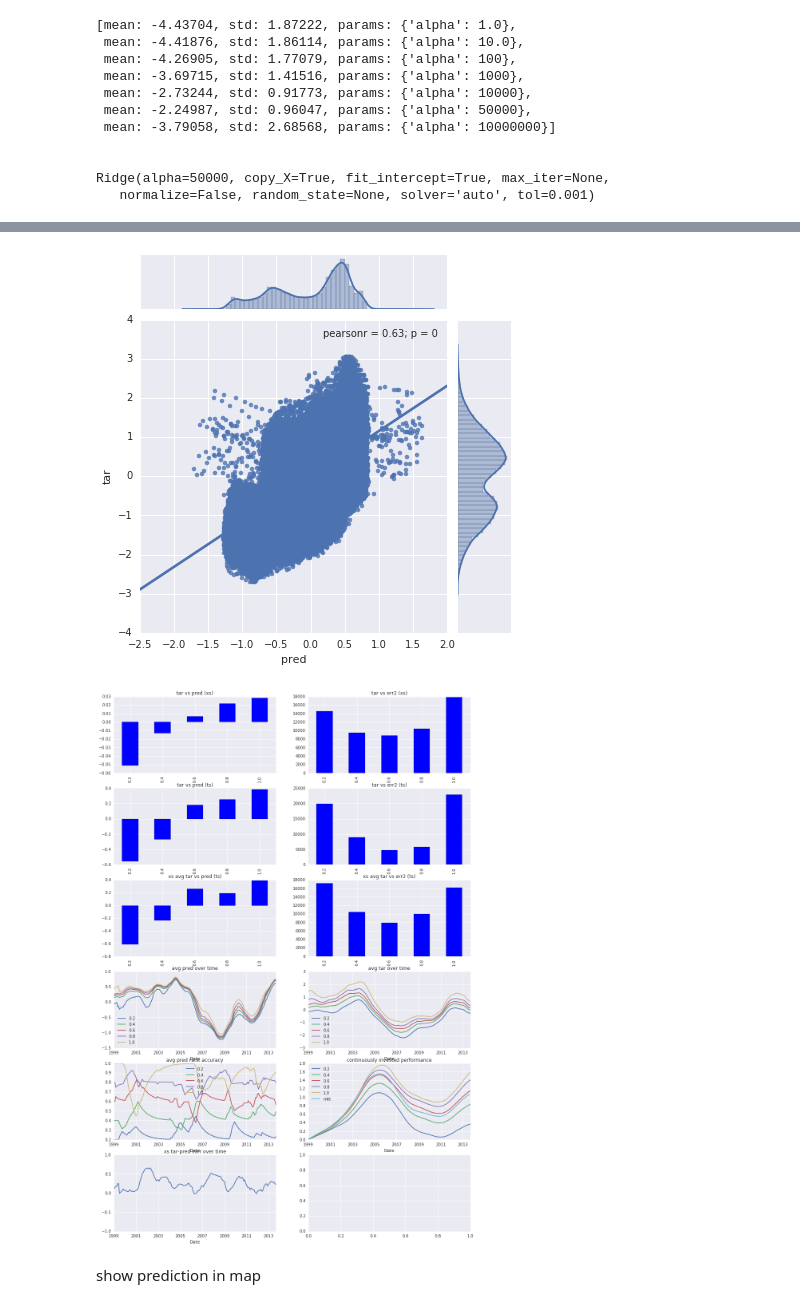
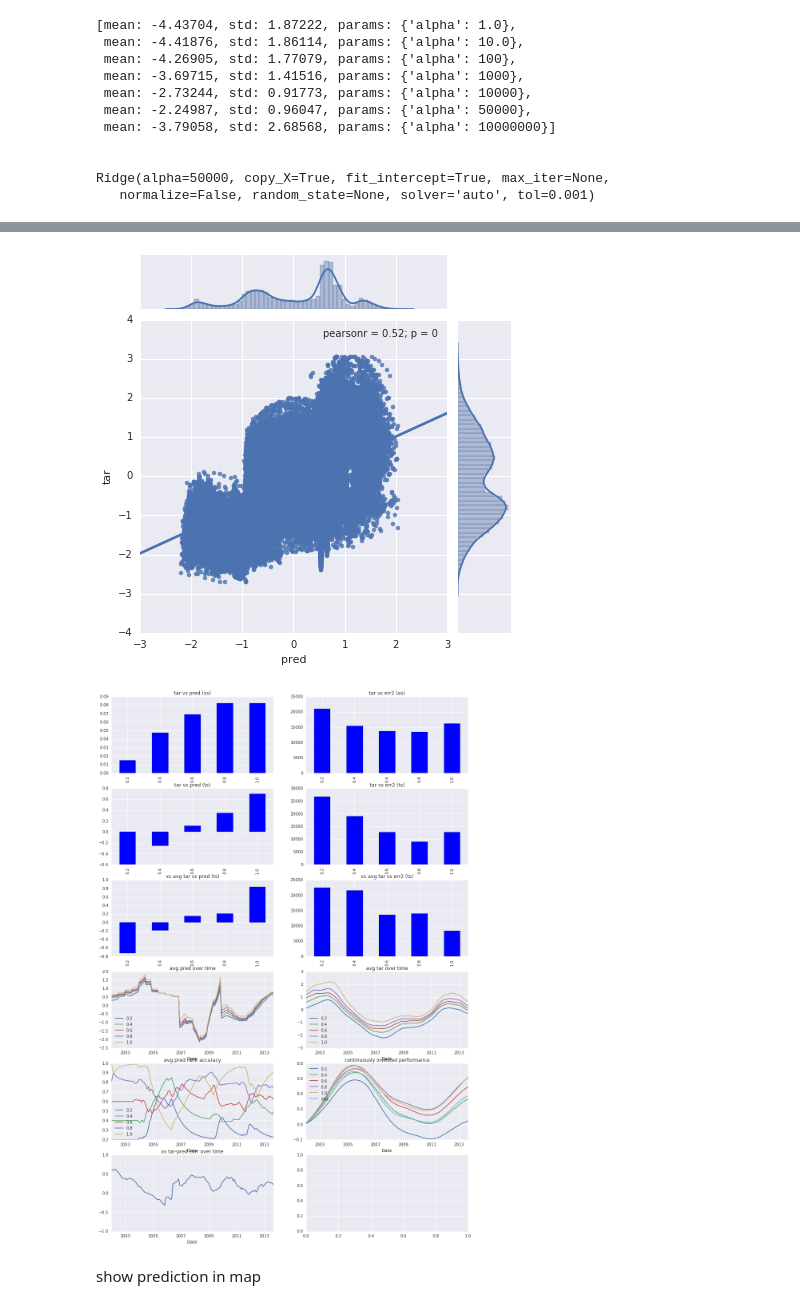
Before and after one commit to rhouck/re, a Jupyter notebook: build model.ipynb, the cells around one changed output, grey strips where cells are left out. Saved outputs shown, nothing was run; the diff lists cells and outputs as text; code cells hidden in the pictures.

```diff
--- a/build model.ipynb
+++ b/build model.ipynb
@@ -245,5 +378,5 @@ Ridge(alpha=50000, copy_X=True, fit_intercept=True, max_iter=None,
 # %%
-#pred = composite.rolling_fit(clf, df_ts)
+pred = composite.rolling_fit(clf, df_ts)
 df_res = composite.model_empirics(clf, df_ts.ix[pred.index], pred)
 print('\n')
 print('int: {0:03f}\tcoef: {1}'.format(clf.best_estimator_.intercept_, clf.best_estimator_.coef_))
@@ -266,5 +399,5 @@ int: -0.000000  coef: [ 0.08765434 -0.0172963   0.1139835  -0.11007111 -0.013423
-[figure, old version]
+[figure, new version]
-[figure, old version]
+[figure, new version]
 # %%
 pred.reset_index().to_csv('data/processed/pred.csv', index=False)
 # %% [markdown]
```
Also changed, not shown: parts of 16 cells of this notebook, 1 other file.
